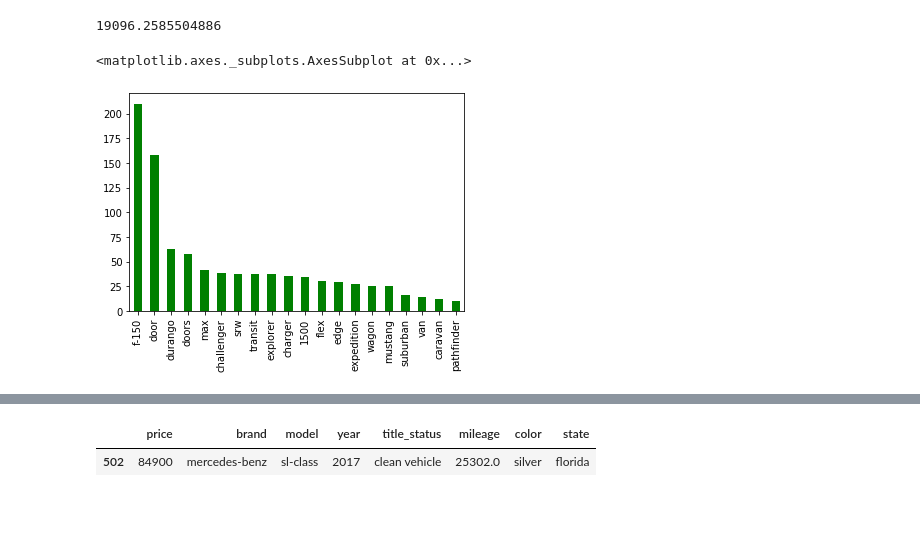
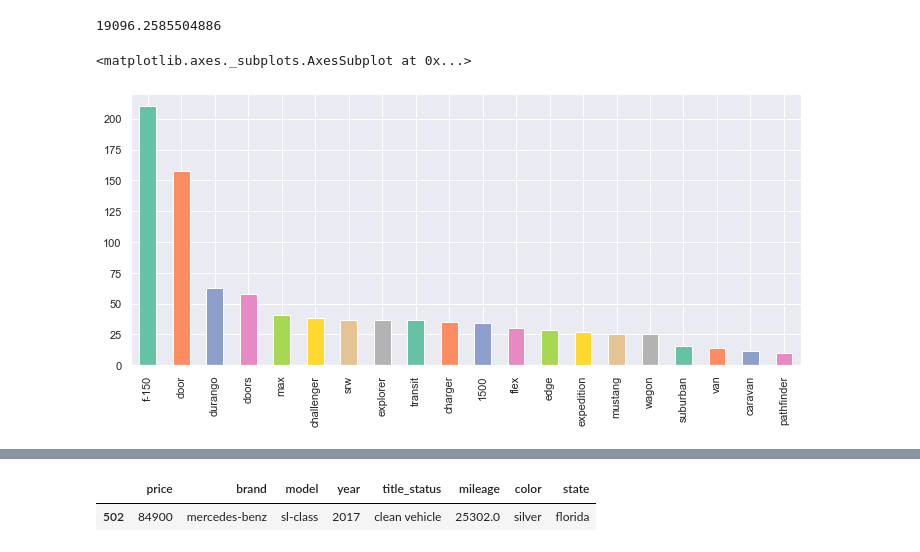
Before and after one commit to akim3245/Car_Price_Prediction, a Jupyter notebook: Cars_Dev.ipynb, the cells around one changed output, grey strips where cells are left out. Drawn from its saved outputs; the diff is of its cells as text; code cells hidden in the pictures; blank space fills up the shorter version.

Commit message:
improved visuals

```diff
--- a/Cars_Dev.ipynb
+++ b/Cars_Dev.ipynb
@@ -4,7 +4,8 @@ import pandas as pd
 import numpy as np
 import seaborn as sns
 import matplotlib.pyplot as plt
-from scipy.stats import norm
+from scipy.stats import norm, skew
+sns.set()
 # %%
 #load dataset
 df = pd.read_csv("USA_cars_datasets.csv")
@@ -175,10 +174,11 @@ df.price.mean()
 above_ave_price = df[df.price>18768]
 # %%
 #graph of most common above average priced car models
-above_ave_price.model.value_counts().head(20).plot(kind='bar',color='green')
+plt.figure(figsize=(12,5))
+above_ave_price.model.value_counts().head(20).plot(kind='bar', color=sns.color_palette("Set2"))
 # %% [output]
 <matplotlib.axes._subplots.AxesSubplot at 0x...>
-[figure, old version]
+[figure, new version]
 # %%
 #75th percentile price is 25555
 expensive=df[df.price>25555]
```
Also changed, not shown: parts of 45 cells of this notebook.
